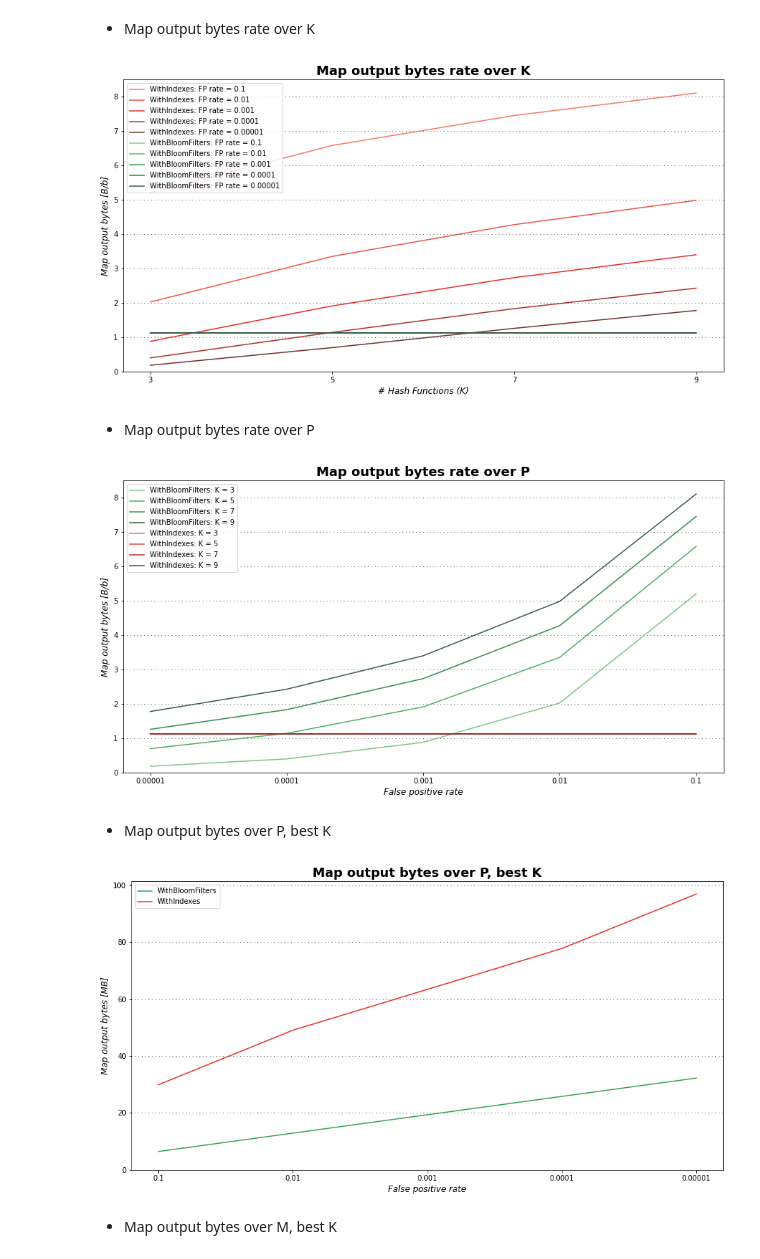
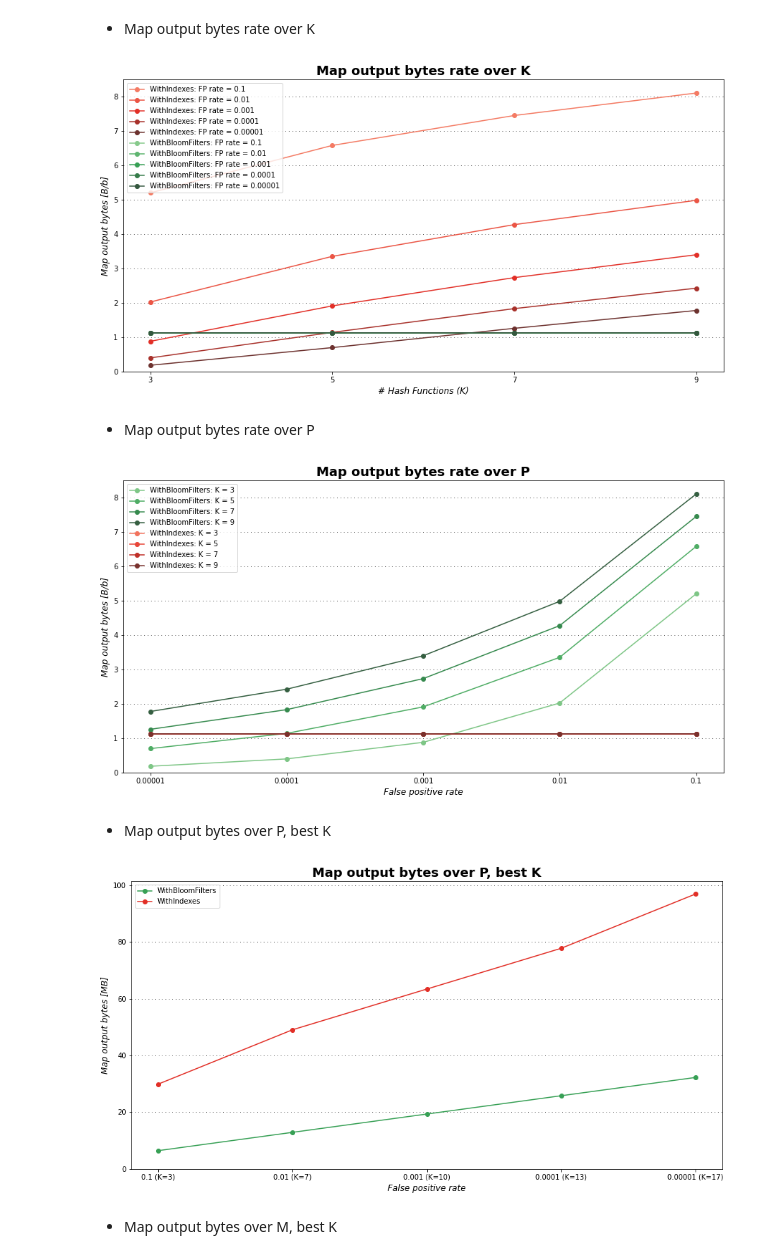
Before and after one commit to MPinna/MapReduceBloomFilter, a Jupyter notebook: dataAnalysis/data_analysis.ipynb, the cells around one changed output. Cells and saved outputs as stored; diff of their text form; code cells hidden in the pictures.

```diff
--- a/dataAnalysis/data_analysis.ipynb
+++ b/dataAnalysis/data_analysis.ipynb
@@ -199,7 +197,7 @@ def plot_data(filename, x_series, y_series, legend, labels, title='', colors=COL
         x = range(0, len(data)) if x_series is None or IGNORE_X else x_series
         if err is not None:
             plt.errorbar(x, data, err, linestyle='None', color=color, capsize=3)
-        plt.plot(x, data, label=label, color=color, **kwargs)
+        plt.plot(x, data, label=label, color=color, marker = 'o', **kwargs)
 
 
     plt.legend()
@@ -281,7 +279,7 @@ legend = [f'{version}: FP rate = {p}' for version in ['WithIndexes', 'WithBloomF
 plot_data('MapOutputBytesRateK', K, data, legend, ['# Hash Functions (K)', 'Map output bytes [B/b]'],
           title='Map output bytes rate over K', colors = sns.color_palette('Reds_d', 5)+ sns.color_palette('Greens_d', 5))
 # %% [output]
-[figure, old version]
+[figure, new version]
 # %% [markdown]
 * Map output bytes rate over P
 # %%
@@ -309,22 +307,23 @@ legend = [f'{version}: K = {k}' for version in ['WithBloomFilters','WithIndexes'
 plot_data('MapOutputBytesRateP', P, data, legend, ['False positive rate', 'Map output bytes [B/b]'],
           title='Map output bytes rate over P', colors = sns.color_palette('Greens_d', 4) + sns.color_palette('Reds_d', 4))
 # %% [output]
-[figure, old version]
+[figure, new version]
 # %% [markdown]
 * Map output bytes over P, best K
 # %%
 P = ['0.1', '0.01', '0.001', '0.0001', '0.00001']
 K = ['0']
+X = [f"{p} (K={params[f'P{p}K0']['K']})" for p in ['0.1','0.01','0.001','0.0001','0.00001']]
 
 bloom = [[round(hadoop_aggregate[f'WithBloomFiltersP{p}K{k}']['Map output bytes']['avg']/2**20, 2) for p in P] for k in K]
 indexes = [[round(hadoop_aggregate[f'WithIndexesP{p}K{k}']['Map output bytes']['avg']/2**20, 2) for p in P] for k in K]
 data = bloom + indexes
 legend = [f'{version}' for version in ['WithBloomFilters', 'WithIndexes']]
 
-plot_data('MapOutputBytesP_bestK', P, data, legend, ['False positive rate', 'Map output bytes [MB]'],
+plot_data('MapOutputBytesP_bestK', X, data, legend, ['False positive rate', 'Map output bytes [MB]'],
           title='Map output bytes over P, best K', colors=sns.color_palette('Greens_d', 1) + sns.color_palette('Reds_d', 1) )
 # %% [output]
-[figure, old version]
+[figure, new version]
 # %% [markdown]
 * Map output bytes over M, best K
 # %%
```
Also changed, not shown: parts of 10 cells of this notebook, 12 other files.
